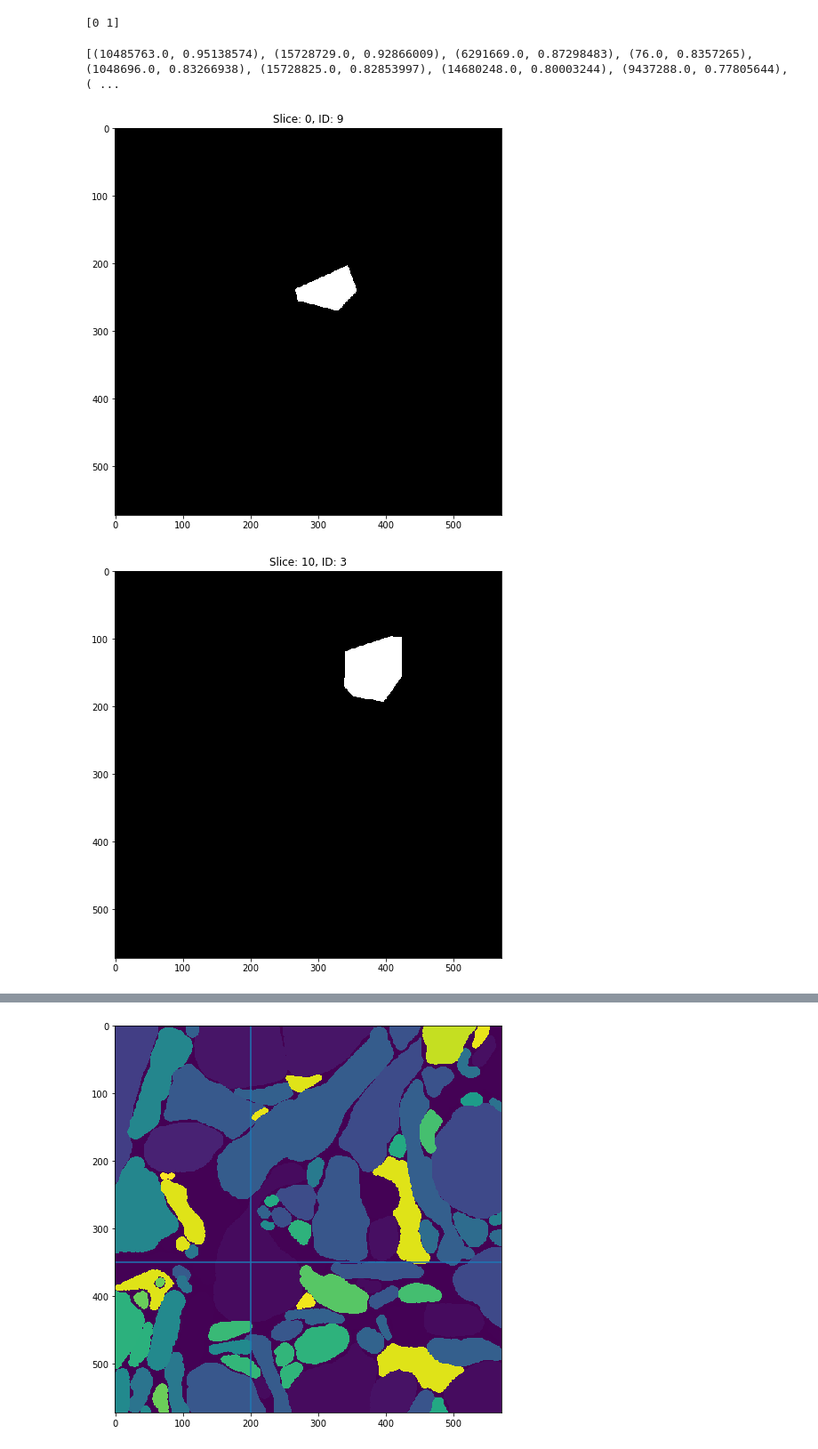
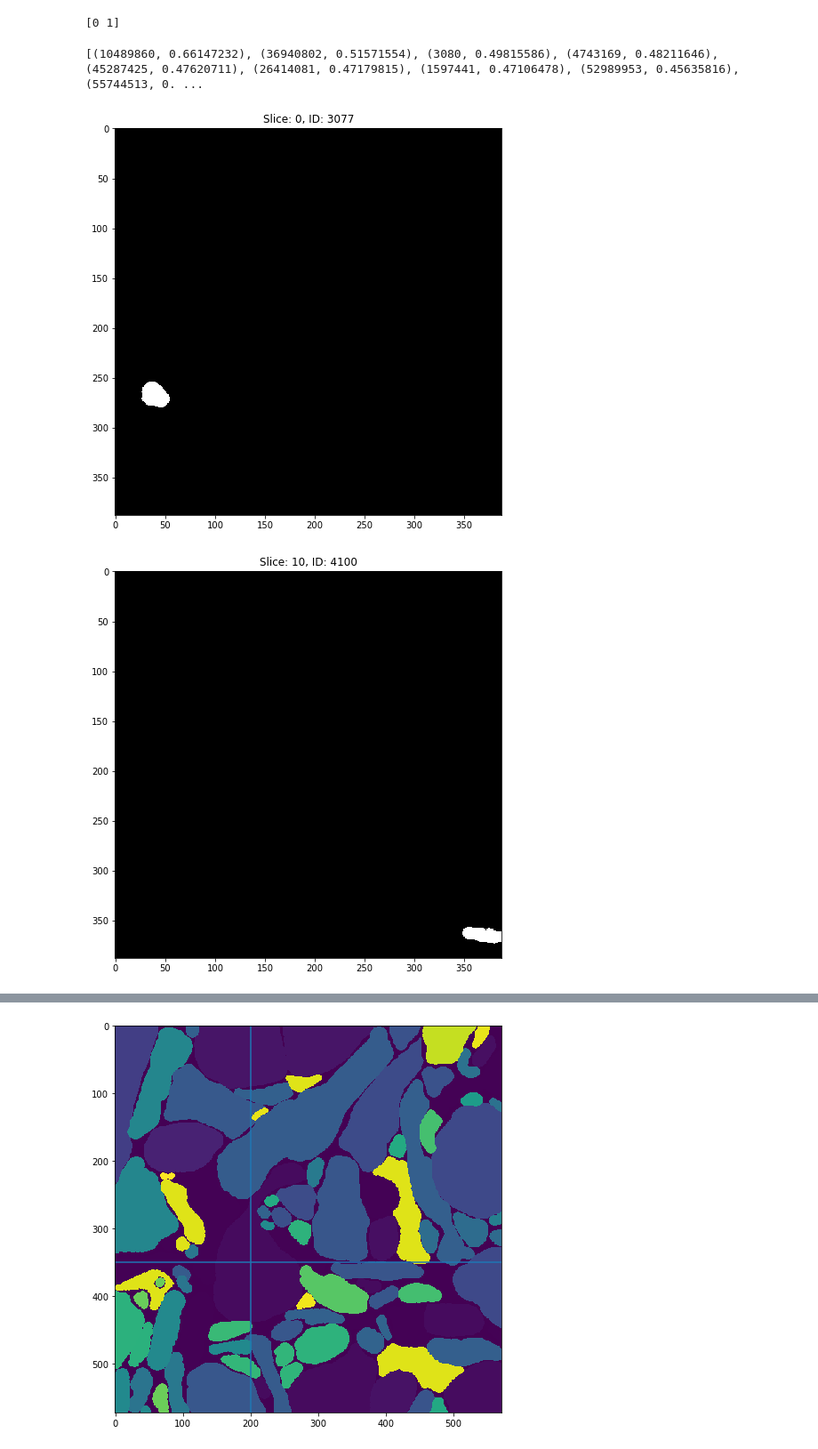
Before and after one commit to seung-lab/metric_segmentation, a Jupyter notebook: analysis/nearest_neighbors.ipynb, the cells around one changed output, grey strips where cells are left out. Shown at 89% size. Saved outputs shown, nothing was run; the diff lists cells and outputs as text; code cells hidden in the pictures.

```diff
--- a/analysis/nearest_neighbors.ipynb
+++ b/analysis/nearest_neighbors.ipynb
@@ -54,7 +52,7 @@ seg_imgs_dev = seg_imgs[16:]
 # %%
 """Load model"""
-N = 10000 #Iteration number
-EXP_NAME = 'voronoi_affinity_16'
+N = 40000 #Iteration number
+EXP_NAME = 'j_loss_embed_dim_32_affinity_128'
 MODEL_NAME = os.path.join(ROOT, 'experiments', EXP_NAME, 'models', 'model{}.ckpt'.format(N))
 
 tf.reset_default_graph()
@@ -102,0 +106,5 @@ len(centroids_dev)
+# %%
+def affinity(x,y):
+    return np.exp(-0.5*np.linalg.norm(x-y, axis=-1)**2)
+i=1
+affinity(vectors_dev[i*2**20+3074],vectors_dev[3074])
@@ -109,24 +119,24 @@ print(np.unique(labels_dev))
 # %%
 def show_k_nearest(vec_id, k, vectors):
     knn = nearest_vectors.k_nearest_neighbors(vectors, vec_id, k)
     ids = [(vec_id // 2**20, vec_id % 2**20)] + [(ID // 2**20, ID % 2**20) for ID, aff in knn]
     #ids = [(ID // 2**20, ID % 2**20) for ID, aff in knn]
     print(knn)
     for i,j in ids:
         i = int(i)
         j = int(j)
         seg_img = seg_imgs_dev[i][:572, :572]
         mask = np.zeros_like(seg_img)
         mask[seg_img==j] = 1
         mask[572:,:] = 0
         mask[:,572:] = 0
         plt.figure(figsize=(8,8))
         plt.title("Slice: {}, ID: {}".format(i,j))
-        plt.imshow(mask, cmap='gray')
+        plt.imshow(mask[92:480, 92:480], cmap='gray')
         plt.show()
 
-show_k_nearest(9, 10, vectors_dev)
+show_k_nearest(3077, 10, vectors_dev)
 # %% [output]
-[(10485763.0, 0.95138574), (15728729.0, 0.92866009), (6291669.0, 0.87298483), (76.0, 0.8357265), (1048696.0, 0.83266938), (15728825.0, 0.82853997), (14680248.0, 0.80003244), (9437288.0, 0.77805644), ( ...
+[(10489860, 0.66147232), (36940802, 0.51571554), (3080, 0.49815586), (4743169, 0.48211646), (45287425, 0.47620711), (26414081, 0.47179815), (1597441, 0.47106478), (52989953, 0.45635816), (55744513, 0. ...
-[figure, old version]
+[figure, new version]
-[figure, old version]
+[figure, new version]
```
Also changed, not shown: parts of 9 cells of this notebook, 15 other files.
